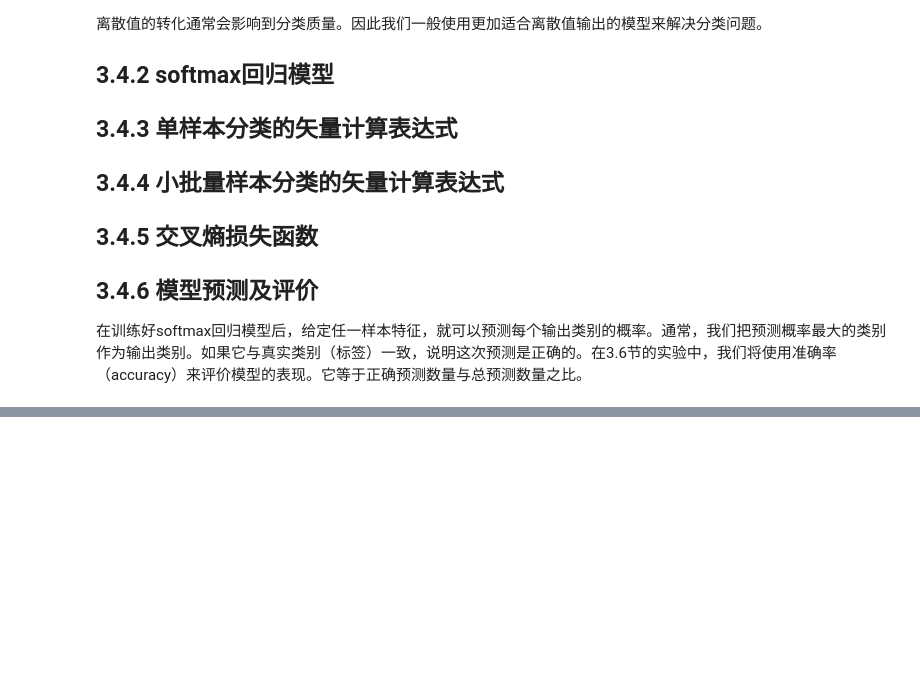
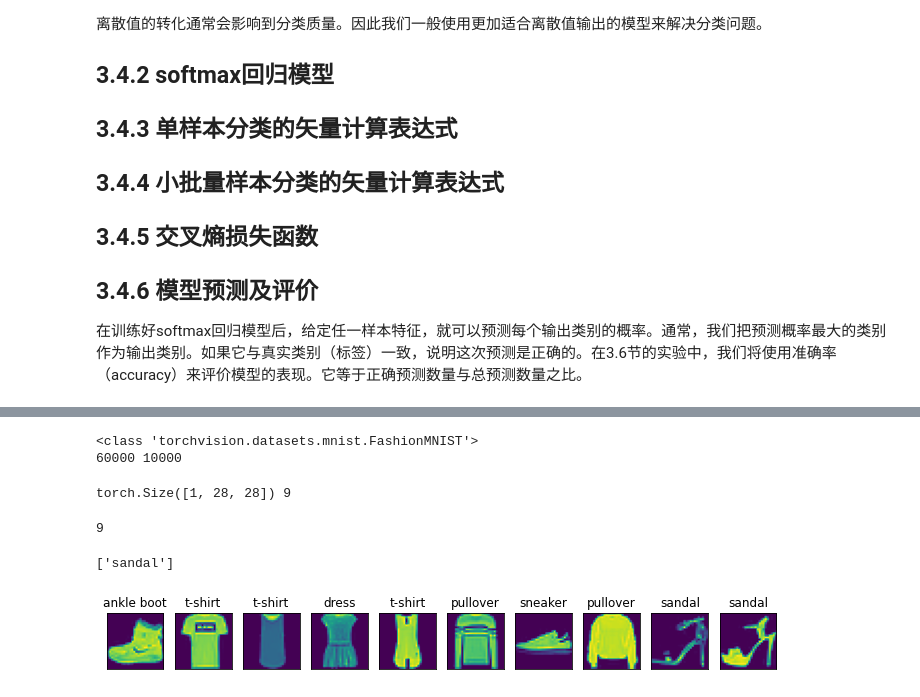
Before and after one commit to lllhhh/DeepLearningNotes, a Jupyter notebook: 动手学深度学习/2、深度学习基础.ipynb, the cells around one changed output, grey strips where cells are left out. Drawn from its saved outputs; the diff is of its cells as text; code cells hidden in the pictures; blank space fills up the shorter version.

Commit message:
Update 2、深度学习基础.ipynb
add fation mnist.

```diff
--- a/动手学深度学习/2、深度学习基础.ipynb
+++ b/动手学深度学习/2、深度学习基础.ipynb
@@ -358,0 +368,52 @@ tensor([4.2002], requires_grad=True)
+# %%
+import torch
+import torchvision
+import torchvision.transforms as transforms
+import matplotlib.pyplot as plt
+import time
+import sys
+sys.path.append("..") # 为了导入上层目录的d2lzh_pytorch
+
+mnist_train = torchvision.datasets.FashionMNIST(root='~/Datasets/FashionMNIST', train=True, download=True, transform=transforms.ToTensor())
+mnist_test = torchvision.datasets.FashionMNIST(root='~/Datasets/FashionMNIST', train=False, download=True, transform=transforms.ToTensor())
+
+print(type(mnist_train))
+print(len(mnist_train), len(mnist_test))
+# %% [output]
+<class 'torchvision.datasets.mnist.FashionMNIST'>
+60000 10000
+# %%
+feature, label = mnist_train[0]
+print(feature.shape, label)
+# %% [output]
+torch.Size([1, 28, 28]) 9
+9
+# %%
+# 可以将数值标签转成相应的文本标签。
+def get_fashion_mnist_labels(labels):
+    text_labels = ['t-shirt','trouser', 'pullover', 'dress', 'coat',
+                   'sandal', 'shirt', 'sneaker', 'bag', 'ankle boot']
+    return [text_labels[int(i)] for i in labels]
+# %%
+a = get_fashion_mnist_labels([5])
+a
+# %% [output]
+['sandal']
+# %%
+# 下面定义一个可以在一行里画出多张图像和对应标签的函数。
+def show_fation_mnist(images, labels):
+    _, figs = plt.subplots(1, len(images), figsize=(12,12))
+    for f, img, lbl in zip(figs, images, labels):
+        f.imshow(img.view((28, 28)).numpy())
+        f.set_title(lbl)
+        f.axes.get_xaxis().set_visible(False)
+        f.axes.get_yaxis().set_visible(False)
+    plt.show()
+# %%
+X, y = [], []
+for i in range(10):
+    X.append(mnist_train[i][0])
+    y.append(mnist_train[i][1])
+show_fation_mnist(X, get_fashion_mnist_labels(y))
+# %% [output]
+[figure, added]
```
Also changed, not shown: parts of 1 cell of this notebook.
